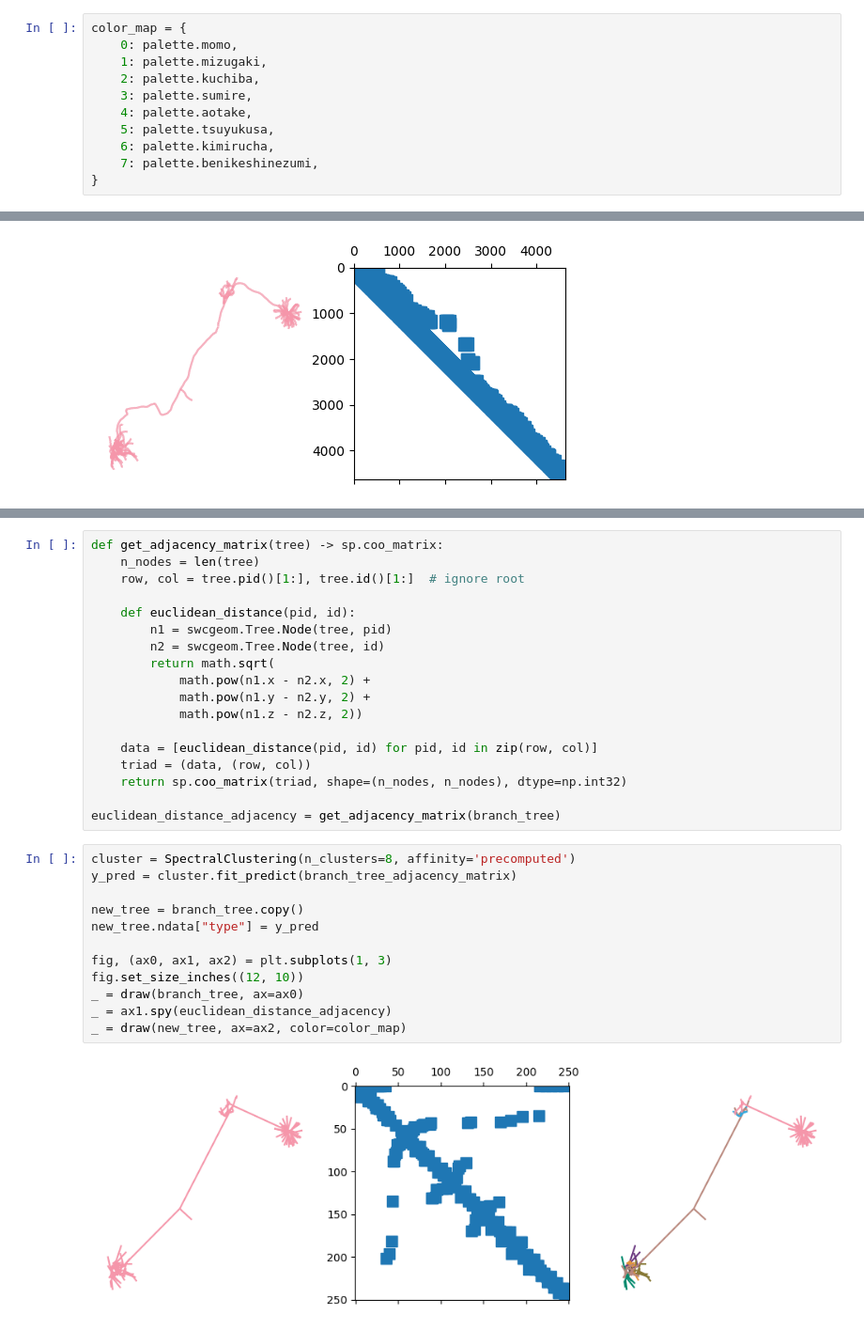
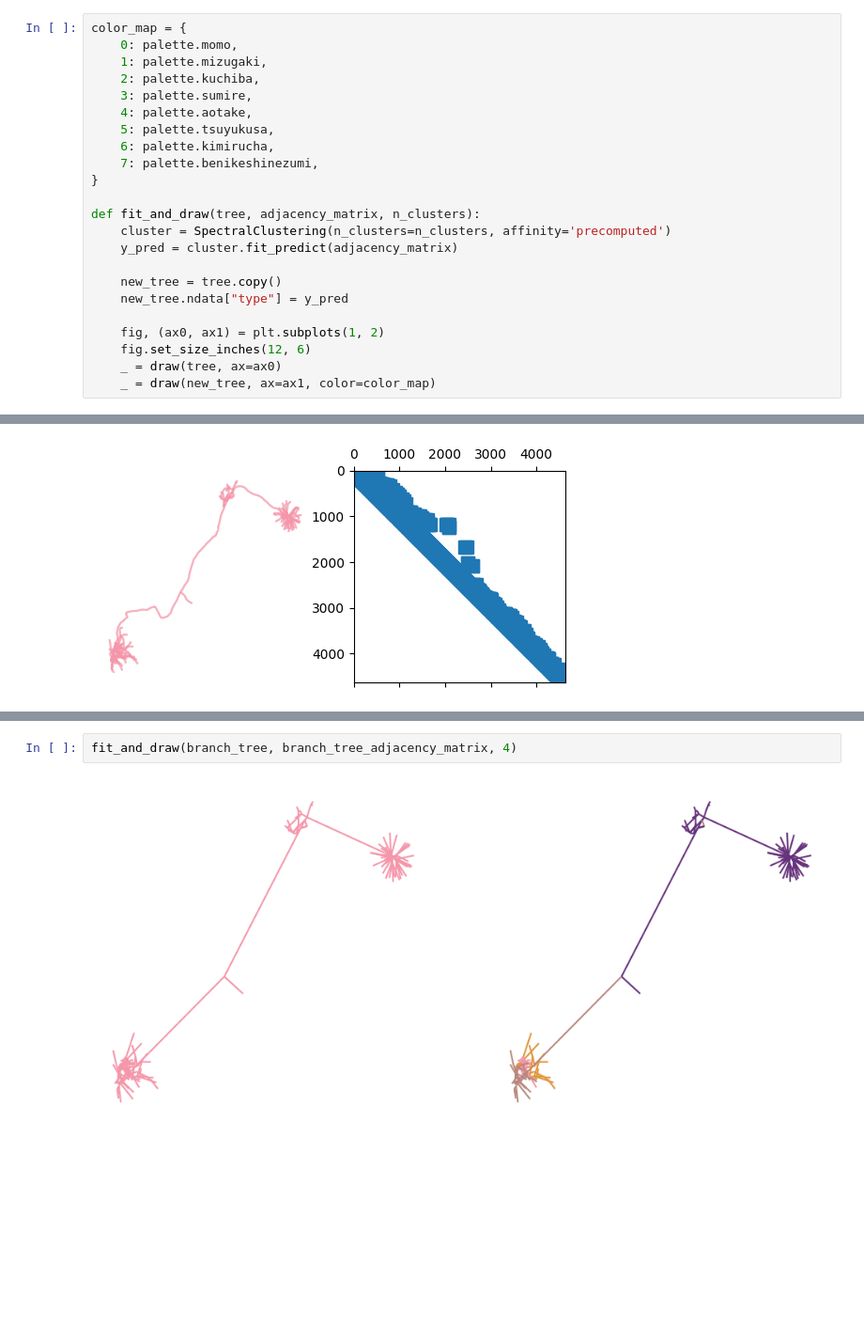
Before and after one commit to yzx9/swcgeom, a Jupyter notebook: examples/SpectralClustering.ipynb, the cells around one changed output, grey strips where cells are left out. Shown at 94% size. Cells and saved outputs as stored; diff of their text form; blank space fills up the shorter version.

```diff
--- a/examples/SpectralClustering.ipynb
+++ b/examples/SpectralClustering.ipynb
@@ -26,6 +26,18 @@ color_map = {
     6: palette.kimirucha,
     7: palette.benikeshinezumi,
 }
+
+def fit_and_draw(tree, adjacency_matrix, n_clusters):
+    cluster = SpectralClustering(n_clusters=n_clusters, affinity='precomputed')
+    y_pred = cluster.fit_predict(adjacency_matrix)
+
+    new_tree = tree.copy()
+    new_tree.ndata["type"] = y_pred
+
+    fig, (ax0, ax1) = plt.subplots(1, 2)
+    fig.set_size_inches(12, 6)
+    _ = draw(tree, ax=ax0)
+    _ = draw(new_tree, ax=ax1, color=color_map)
 # %%
 swc1 = "101711-10_4p5-of-16_initial.CNG.swc"
 swc2 = "101711-11_16-of-16_initial.CNG.swc"
@@ -58,32 +62,4 @@ _ = draw(new_tree, ax=ax2, color=color_map)
-# %%
-def get_adjacency_matrix(tree) -> sp.coo_matrix:
-    n_nodes = len(tree)
-    row, col = tree.pid()[1:], tree.id()[1:]  # ignore root
-
-    def euclidean_distance(pid, id):
-        n1 = swcgeom.Tree.Node(tree, pid)
-        n2 = swcgeom.Tree.Node(tree, id)
-        return math.sqrt(
-            math.pow(n1.x - n2.x, 2) +
-            math.pow(n1.y - n2.y, 2) +
-            math.pow(n1.z - n2.z, 2))
-
-    data = [euclidean_distance(pid, id) for pid, id in zip(row, col)]
-    triad = (data, (row, col))
-    return sp.coo_matrix(triad, shape=(n_nodes, n_nodes), dtype=np.int32)
-
-euclidean_distance_adjacency = get_adjacency_matrix(branch_tree)
-# %%
-cluster = SpectralClustering(n_clusters=8, affinity='precomputed')
-y_pred = cluster.fit_predict(branch_tree_adjacency_matrix)
-
-new_tree = branch_tree.copy()
-new_tree.ndata["type"] = y_pred
-
-fig, (ax0, ax1, ax2) = plt.subplots(1, 3)
-fig.set_size_inches((12, 10))
-_ = draw(branch_tree, ax=ax0)
-_ = ax1.spy(euclidean_distance_adjacency)
-_ = draw(new_tree, ax=ax2, color=color_map)
-# %% [output]
-[figure, removed]
+# %%
+fit_and_draw(branch_tree, branch_tree_adjacency_matrix, 4)
+# %% [output]
+[figure, added]
```
Also changed, not shown: parts of 4 cells of this notebook.
